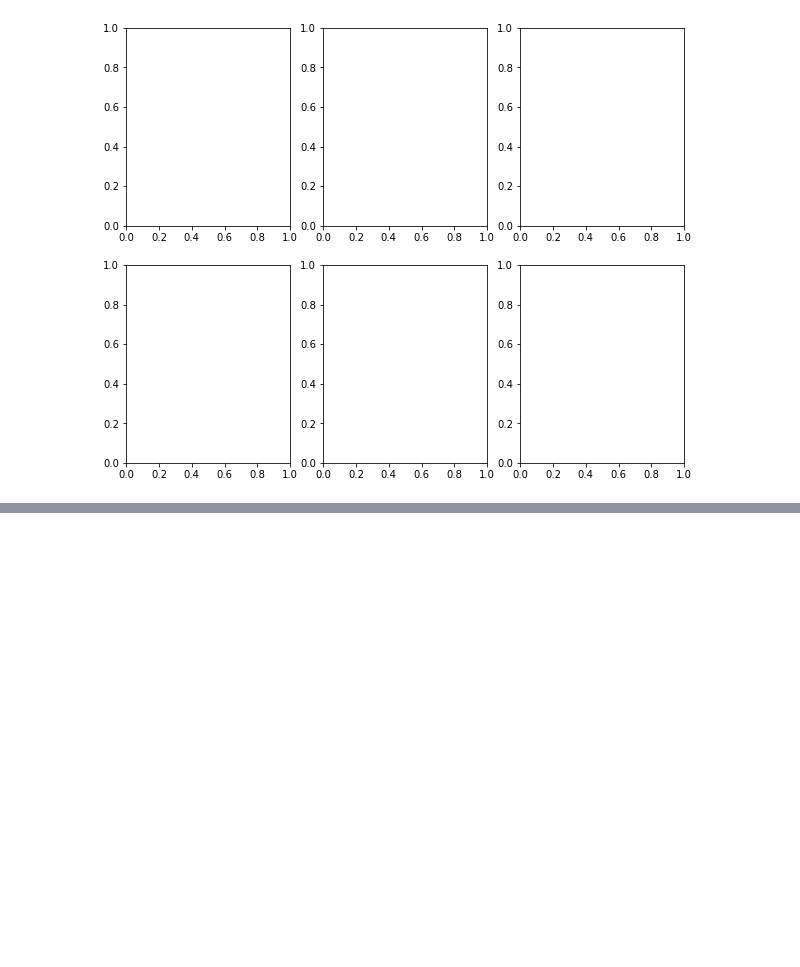
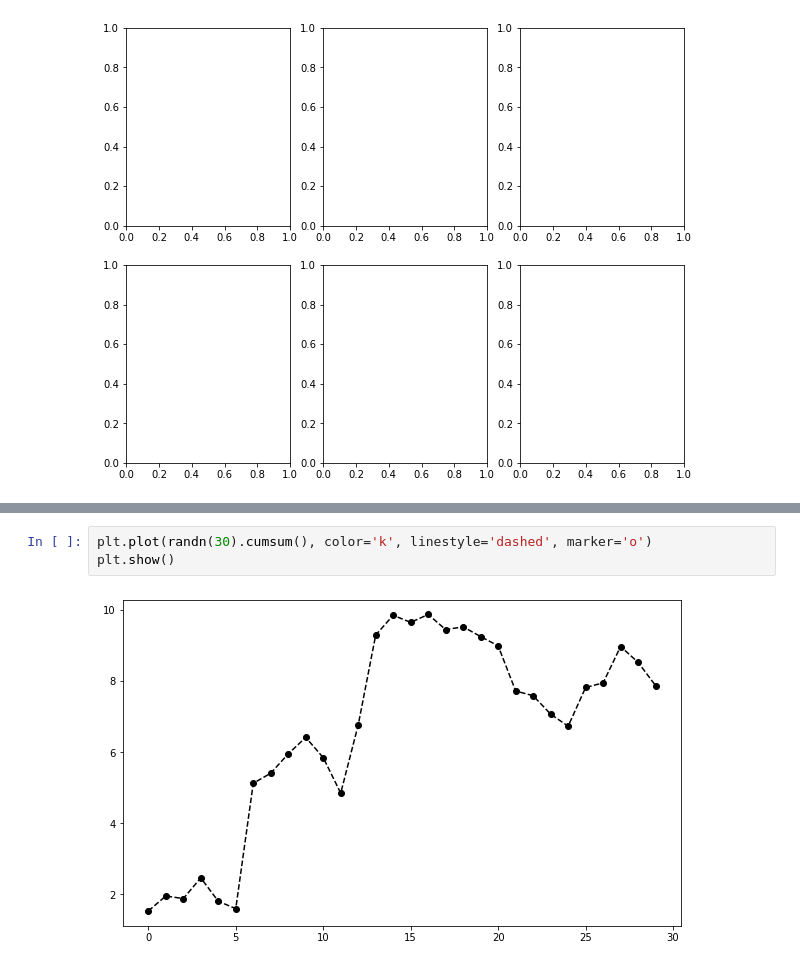
Before and after one commit to Soeui-lee/04.Colab, a Jupyter notebook: 연습/01.연습.ipynb, the cells around one changed output, grey strips where cells are left out. Cells and saved outputs as stored; diff of their text form; blank space fills up the shorter version.

```diff
--- a/연습/01.연습.ipynb
+++ b/연습/01.연습.ipynb
@@ -186,0 +221,5 @@ plt.subplots(nrows=1, ncols=1, sharex=False, sharey=False,
+# %%
+plt.plot(randn(30).cumsum(), color='k', linestyle='dashed', marker='o')
+plt.show()
+# %% [output]
+[figure, added]
```
Also changed, not shown: parts of 24 cells of this notebook, 2 other files.
